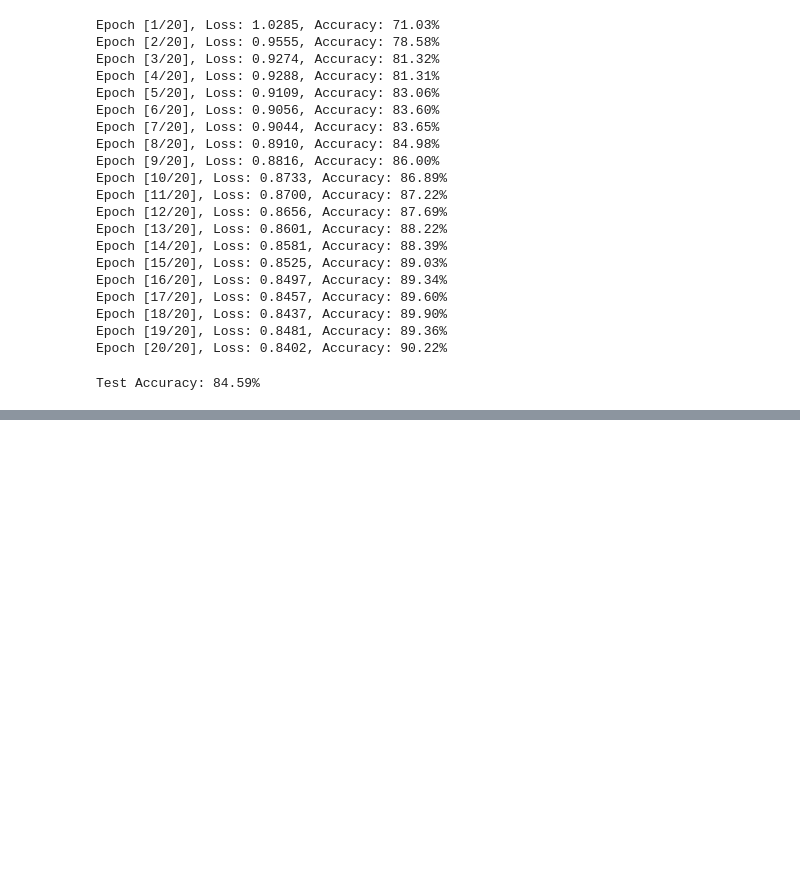
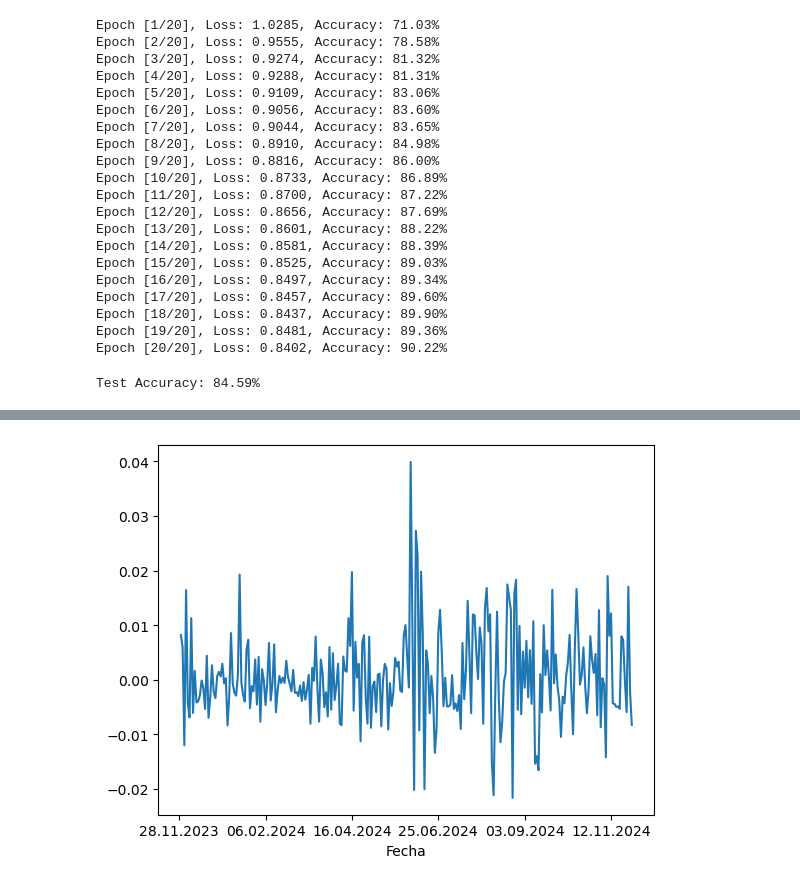
Before and after one commit to yaelrsc/Tarea_4, a Jupyter notebook: Tarea4.ipynb, the cells around one changed output, grey strips where cells are left out. Drawn from its saved outputs; the diff is of its cells as text; code cells hidden in the pictures; blank space fills up the shorter version.

```diff
--- a/Tarea4.ipynb
+++ b/Tarea4.ipynb
@@ -263,0 +278,5 @@ torch.save(model.state_dict(), 'modelos/brain_tumor_cnn_model.pt')
+# %%
+# Calculo de los rendimientos.
+X['Rendimientos'] = None
+for i in range(len(X)-1):
+    X['Rendimientos'].iloc[i+1] = (X['Cierre'].iloc[i+1]/X['Cierre'].iloc[i])-1
@@ -263,0 +301,6 @@ torch.save(model.state_dict(), 'modelos/brain_tumor_cnn_model.pt')
+# %%
+# Plot de los rendimientos
+X['Rendimientos'].plot()
+plt.show()
+# %% [output]
+[figure, added]
```
Also changed, not shown: parts of 19 cells of this notebook, 1 other file.
